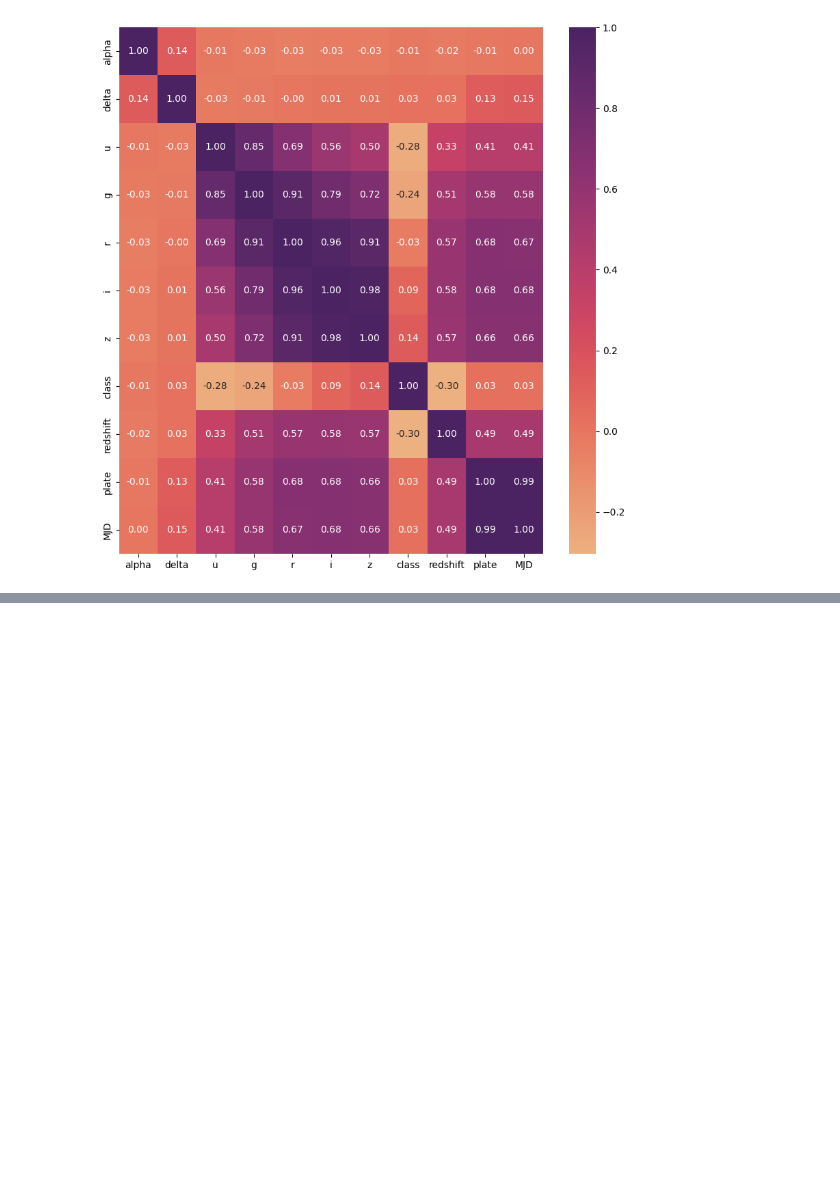
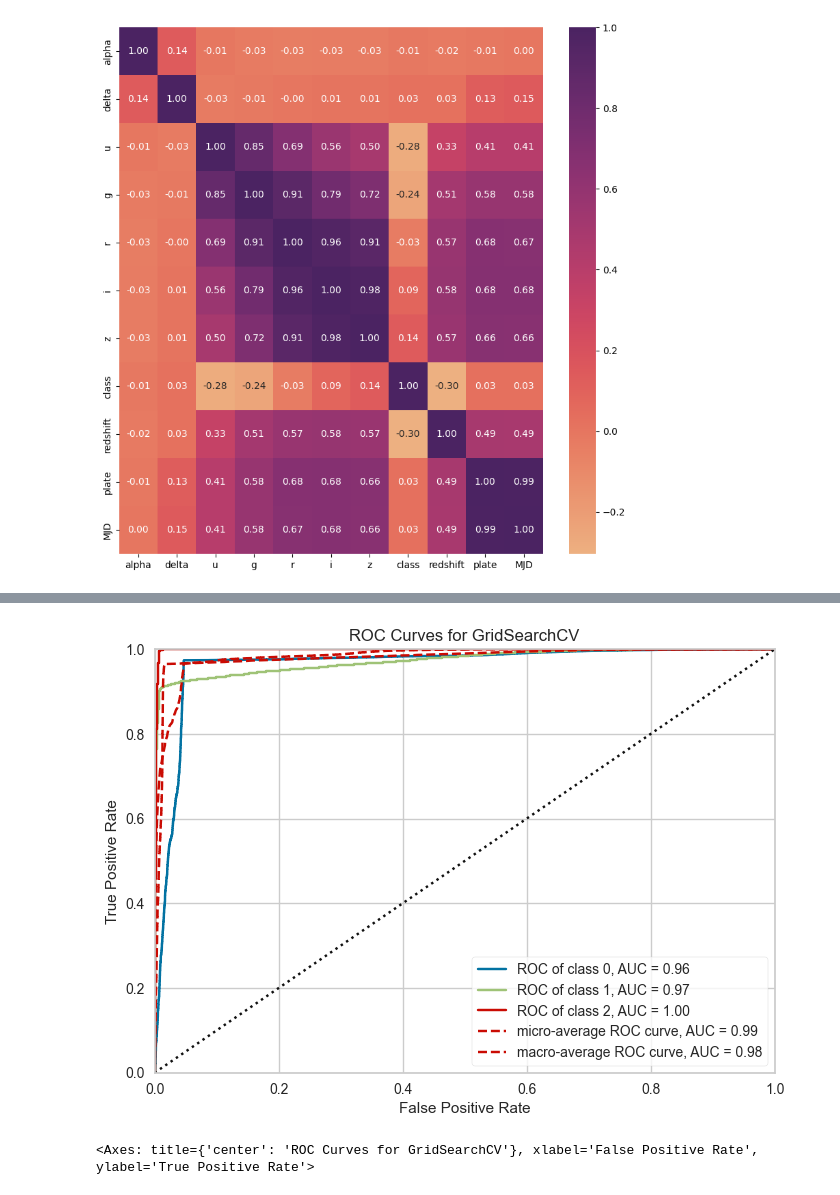
Before and after one commit to destinsaba/CelestialClassifier, a Jupyter notebook: celestialClassifier.ipynb, the cells around one changed output, grey strips where cells are left out. Drawn from its saved outputs; the diff is of its cells as text; code cells hidden in the pictures; blank space fills up the shorter version.

```diff
--- a/celestialClassifier.ipynb
+++ b/celestialClassifier.ipynb
@@ -108,0 +197,12 @@ X_train, X_test, y_train, y_test = train_test_split(X, y, test_size=0.2, random_
+# %%
+# ROC curve
+from yellowbrick.classifier import ROCAUC
+
+roc = ROCAUC(grid, classes=["0", "1", "2"])
+
+roc.fit(X_train, y_train)
+roc.score(X_test, y_test)
+roc.show()
+# %% [output]
+[figure, added]
+<Axes: title={'center': 'ROC Curves for GridSearchCV'}, xlabel='False Positive Rate', ylabel='True Positive Rate'>
```
Also changed, not shown: parts of 5 cells of this notebook.
